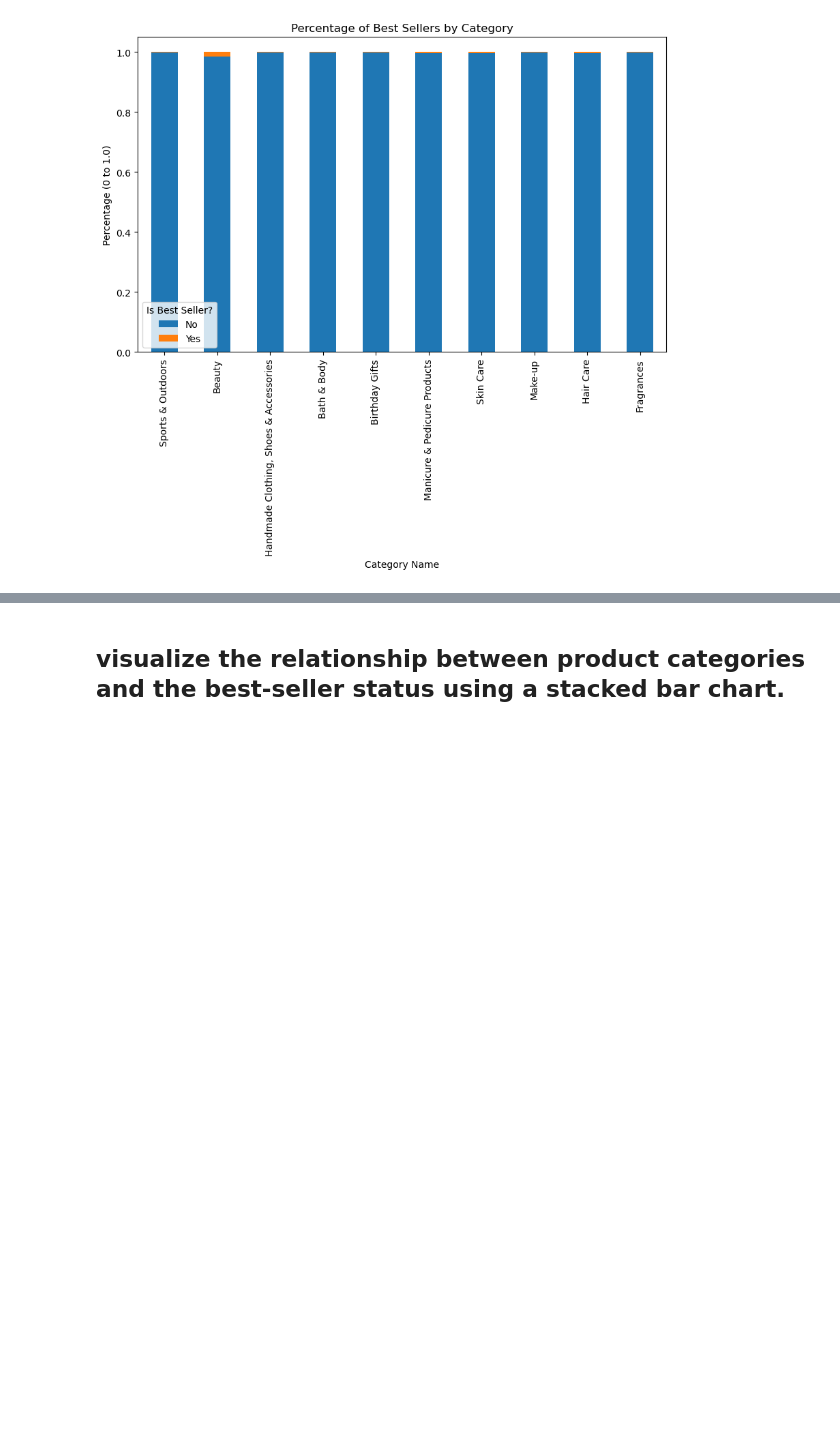
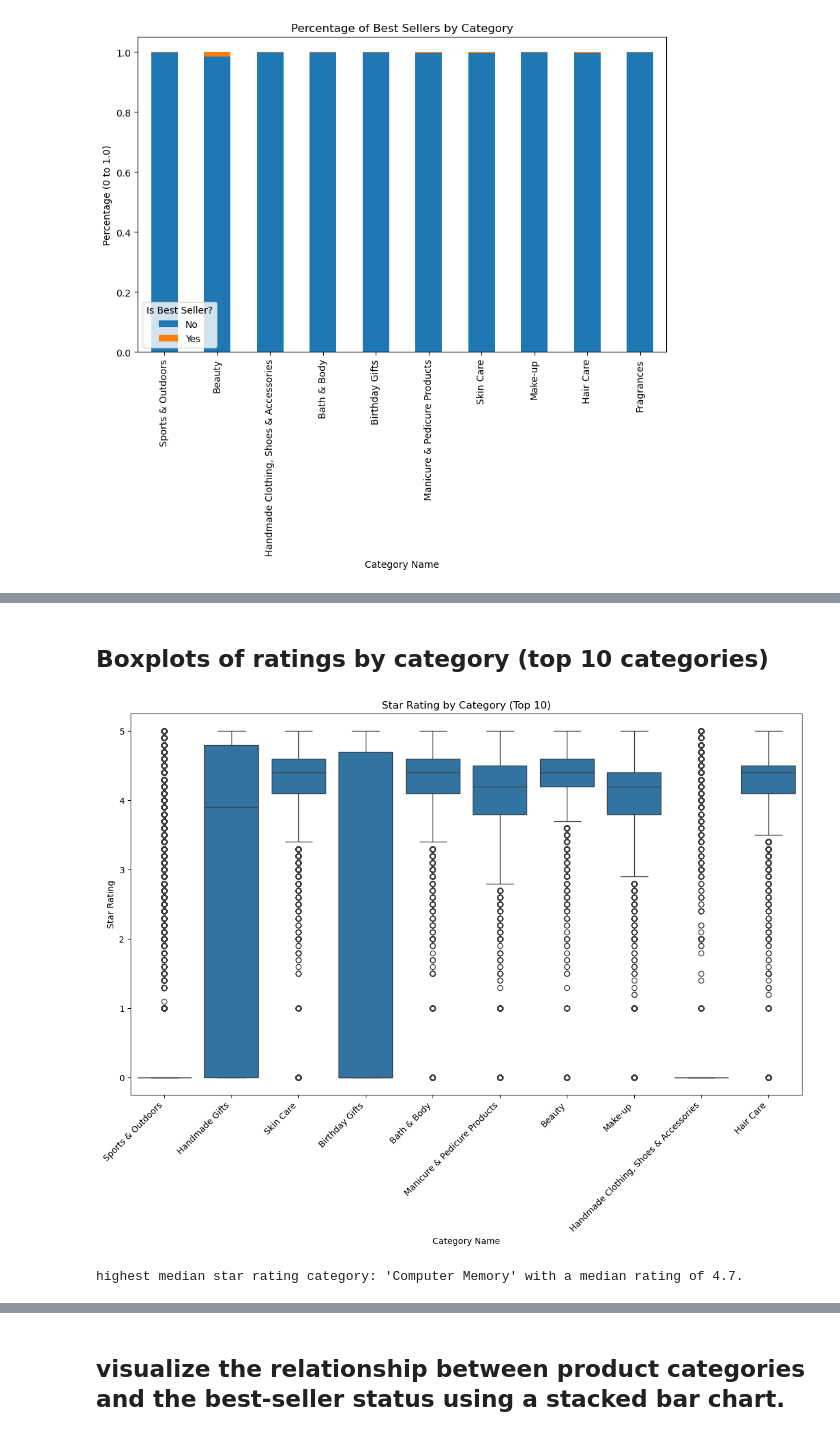
Before and after one commit to Hazzardbx/lab-eda-bivariate, a Jupyter notebook: Bivariate_lab.ipynb, the cells around one changed output, grey strips where cells are left out. Drawn from its saved outputs; the diff is of its cells as text; code cells hidden in the pictures; blank space fills up the shorter version.

```diff
--- a/Bivariate_lab.ipynb
+++ b/Bivariate_lab.ipynb
@@ -72,0 +136,21 @@ plt.show()
+# %% [markdown]
+## Boxplots of ratings by category (top 10 categories)
+# %%
+top_10_volume = df_no_outliers['category'].value_counts().nlargest(10).index
+df_top_10_stars = df_no_outliers[df_no_outliers['category'].isin(top_10_volume)]
+plt.figure(figsize=(14, 8))
+sns.boxplot(x='category', y='stars', data=df_top_10_stars)
+plt.title('Star Rating by Category (Top 10)')
+plt.xlabel('Category Name')
+plt.ylabel('Star Rating')
+plt.xticks(rotation=45, ha='right')
+plt.show()
+
+median_stars = df_no_outliers.groupby('category')['stars'].median().sort_values(ascending=False)
+highest_median_stars_cat = median_stars.idxmax()
+highest_median_stars_value = median_stars.max()
+
+print (f"highest median star rating category: '{highest_median_stars_cat}' with a median rating of {highest_median_stars_value:.1f}.")
+# %% [output]
+[figure, added]
+highest median star rating category: 'Computer Memory' with a median rating of 4.7.
```
Also changed, not shown: parts of 16 cells of this notebook, 1 other file.
